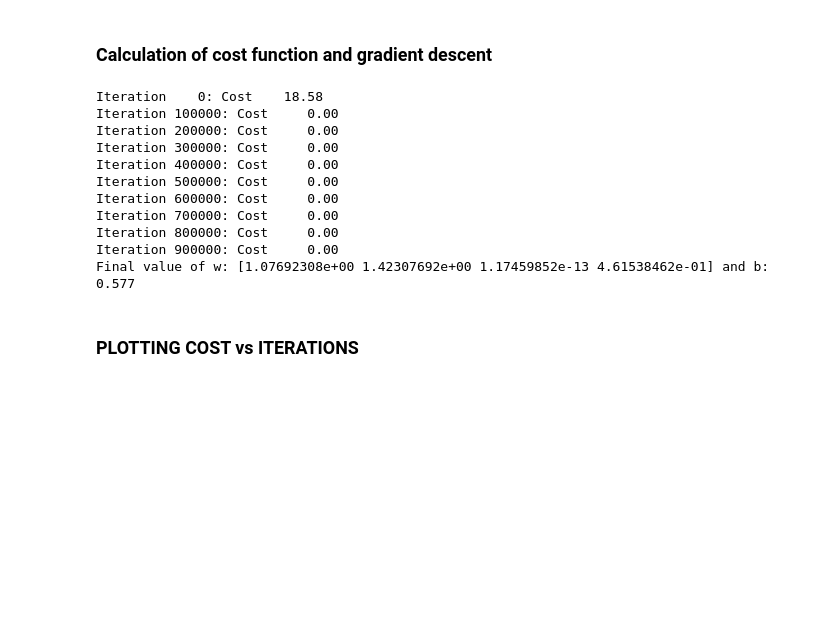
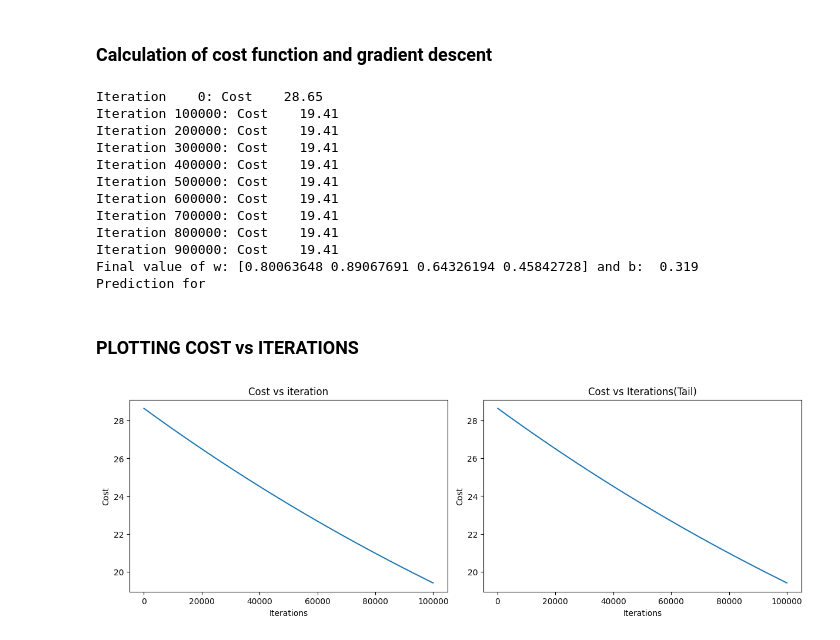
Before and after one commit to Shubh0507/Machine_Learning, a Jupyter notebook: Linear_Regression/4-multivariate_lin_reg.ipynb, the cells around one changed output. Saved outputs shown, nothing was run; the diff lists cells and outputs as text; code cells hidden in the pictures; blank space fills up the shorter version.

Commit message:
Corrections and added plot to multivariate model

```diff
--- a/Linear_Regression/4-multivariate_lin_reg.ipynb
+++ b/Linear_Regression/4-multivariate_lin_reg.ipynb
@@ -77,7 +69,7 @@ def gradient_descent_algo(X, y, w_in, b_in, num_iter, alpha, cost_function, grad
         w = w - alpha * dj_dw
         b = b - alpha * dj_db
 
-        if i < 1000000:
+        if i < 100000:
             J_history.append(cost_function(X, y, w, b))
             p_history.append([w,b])
 
@@ -90,22 +82,39 @@ w = np.zeros(X_train.shape[1])
 b = 0.
 
 iterations = 1000000
-alpha = 1e-2
+alpha = 1e-7
 
 j_history, p_history, w_final, b_final = gradient_descent_algo(X_train, y, w, b, iterations, alpha, cost_func, gradient)
 
 print(f"Final value of w: {w_final} and b: {b_final: 0.3f}")
+print(f"Prediction for ")
 # %% [output]
-Iteration    0: Cost    18.58
-Iteration 100000: Cost     0.00
-Iteration 200000: Cost     0.00
-Iteration 300000: Cost     0.00
-Iteration 400000: Cost     0.00
-Iteration 500000: Cost     0.00
-Iteration 600000: Cost     0.00
-Iteration 700000: Cost     0.00
-Iteration 800000: Cost     0.00
-Iteration 900000: Cost     0.00
-Final value of w: [1.07692308e+00 1.42307692e+00 1.17459852e-13 4.61538462e-01] and b:  0.577
+Iteration    0: Cost    28.65
+Iteration 100000: Cost    19.41
+Iteration 200000: Cost    19.41
+Iteration 300000: Cost    19.41
+Iteration 400000: Cost    19.41
+Iteration 500000: Cost    19.41
+Iteration 600000: Cost    19.41
+Iteration 700000: Cost    19.41
+Iteration 800000: Cost    19.41
+Iteration 900000: Cost    19.41
+Final value of w: [0.80063648 0.89067691 0.64326194 0.45842728] and b:  0.319
+Prediction for
 # %% [markdown]
 ### PLOTTING COST vs ITERATIONS
+# %%
+fig,(ax1, ax2) = plt.subplots(1, 2, constrained_layout=True, figsize = (12,4)) # Sets two plots
+ax1.plot(j_history)
+ax2.plot(100 + np.arange(len(j_history[100:])), j_history[100:])
+ax1.set_title("Cost vs iteration")
+ax1.set_xlabel("Iterations")
+ax1.set_ylabel("Cost")
+
+ax2.set_title("Cost vs Iterations(Tail)")
+ax2.set_xlabel("Iterations")
+ax2.set_ylabel("Cost")
+
+plt.show()
+# %% [output]
+[figure, added]
```
Also changed, not shown: parts of 2 cells of this notebook, 2 other files.
